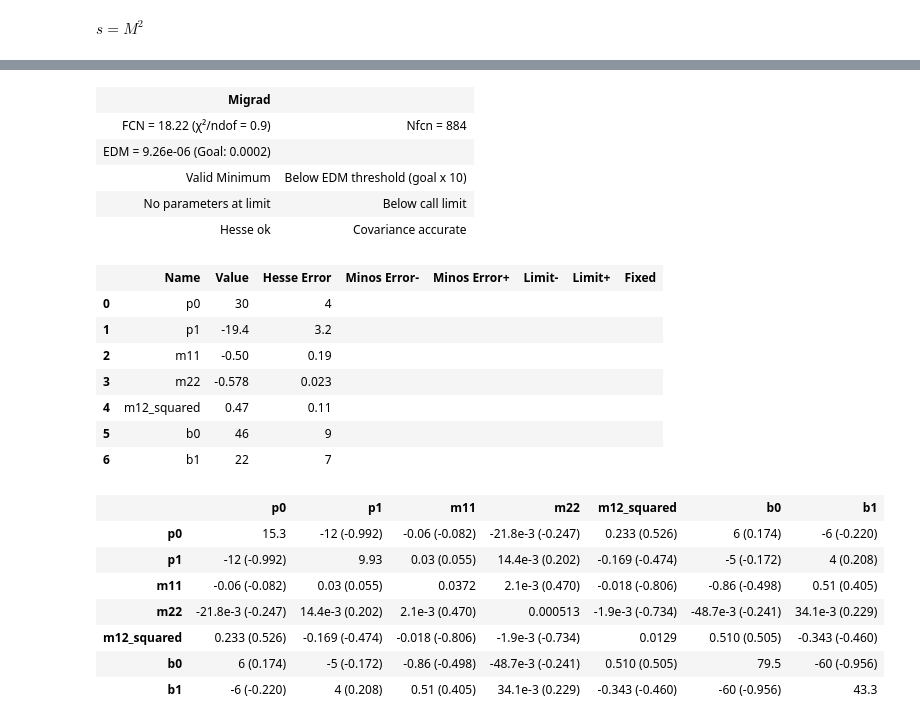
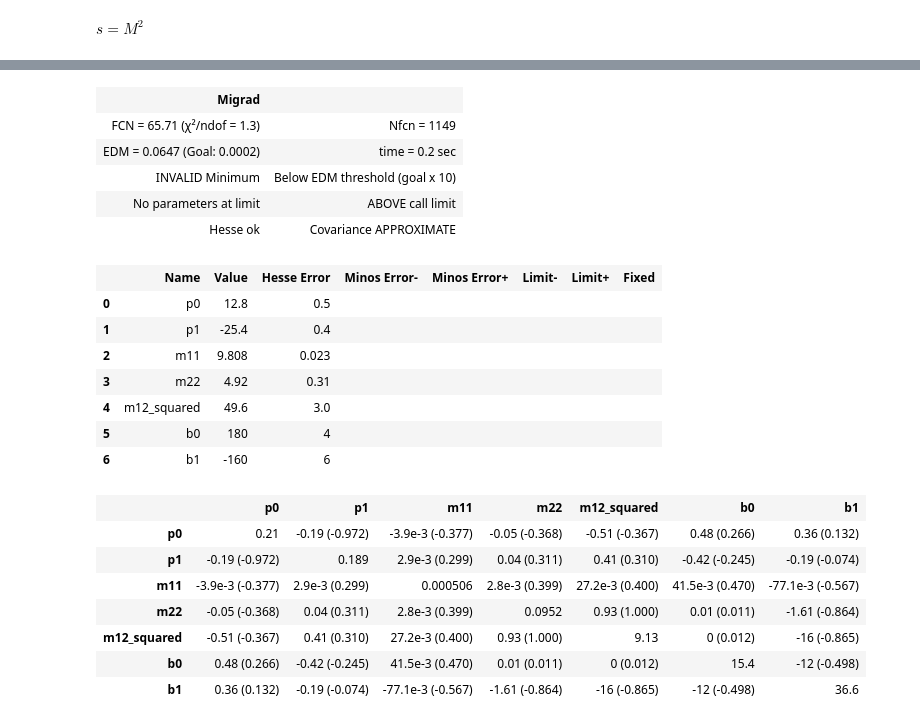
Before and after one commit to szczun/studia, a Jupyter notebook: fit-python/a0980-line-fit.ipynb, the cells around one changed output, grey strips where cells are left out. Drawn from its saved outputs; the diff is of its cells as text; code cells hidden in the pictures.

```diff
--- a/fit-python/a0980-line-fit.ipynb
+++ b/fit-python/a0980-line-fit.ipynb
@@ -6,4 +5,6 @@ import scienceplots
 from iminuit import cost, Minuit
+# %%
+choose = input("Wybierz zbiór danych:\n*babar\n*cleo\n*besiii")
 # %% [markdown]
 Kanał 1. będzie rozpadem $\eta \pi^{\pm}\\$
 Kanał 2. będzie rozpadem $K^{\pm}$
@@ -10,14 +46,9 @@ Kanał 2. będzie rozpadem $K^{\pm}$
 # %%
-data = pd.read_excel("a0980def2.xlsx", sheet_name = "Dataset")
-M_eta_pi = data['Mass'] # M
-events = data['Event']
-error = 0.5*(data['hErr'] - data['lErr'])
+M_eta_pi, events, error, M_decayed, plot_title = chooseDataSet(choose)
 
-Ma0980 = 0.9825
 M_eta = 0.548
 M_pi = 0.14
 M_K = 0.493
-M_etaC = 2.984
 GR = 0.112
 # %% [markdown]
 $s = M^{2}$
@@ -63,0 +191,26 @@ Phase space: 0.23669023582319496
+# %%
+
+numberOfLoops = 100
+
+param_ranges2 = {
+    'p0': (-8, -7),
+    'p1': (-18, -10),
+    'm11': (5, 8),
+    'm22': (-1, 1),
+    'm12_squared': (-0.3, 0.3),
+    'b1': (-1, 1)
+}
+
+param_ranges = {
+    "p0": (best_params[0] * (1 - range_width), best_params[0] * (1 + range_width)),
+    "p1": (best_params[1] * (1 - range_width), best_params[1] * (1 + range_width)),
+    "m11": (best_params[2] * (1 - range_width), best_params[2] * (1 + range_width)),
+    "m22": (best_params[3] * (1 - range_width), best_params[3] * (1 + range_width)),
+    "m12_squared": (best_params[4] * (1 - range_width), best_params[4] * (1 + range_width)),
+    "b0": (best_params[5] - 0.1, best_params[5] + 0.1),
+    "b1": (best_params[6] - 0.1, best_params[6] + 0.1)
+}
+
+costFun = cost.LeastSquares(M_eta_pi, events, error, intensity)
+# %%
+params, err = findParams(intensity, param_ranges, 1000, M_eta_pi, events, error, 1.3, costFun, plot_title)
@@ -64,6 +244,6 @@ Phase space: 0.23669023582319496
 # %%
-costFun = cost.LeastSquares(M_eta_pi, events, error, intensity)
-m1 = Minuit(costFun, p0 = 0.3, p1 = 0.01, m11 = 0.1, m22 = 0., m12_squared = 0.28998, b0 = 0., b1 = -0.5)
+[p0, p1, m11, m22, m12, b0, b1] = meanValuesAllParams(params)
+m1 = Minuit(costFun, p0, p1, m11, m22, m12, b0, b1)
 m1.migrad()
 # m1.minos()
 # %% [output]
@@ -70,22 +257,22 @@ m1.migrad()
 | Migrad |  |
-| FCN = 18.22 (χ²/ndof = 0.9) | Nfcn = 884 |
-| EDM = 9.26e-06 (Goal: 0.0002) |  |
-| Valid Minimum | Below EDM threshold (goal x 10) |
-| No parameters at limit | Below call limit |
-| Hesse ok | Covariance accurate |
+| FCN = 65.71 (χ²/ndof = 1.3) | Nfcn = 1149 |
+| EDM = 0.0647 (Goal: 0.0002) | time = 0.2 sec |
+| INVALID Minimum | Below EDM threshold (goal x 10) |
+| No parameters at limit | ABOVE call limit |
+| Hesse ok | Covariance APPROXIMATE |
 |  | Name | Value | Hesse Error | Minos Error- | Minos Error+ | Limit- | Limit+ | Fixed |
-| 0 | p0 | 30 | 4 |  |  |  |  |  |
-| 1 | p1 | -19.4 | 3.2 |  |  |  |  |  |
-| 2 | m11 | -0.50 | 0.19 |  |  |  |  |  |
-| 3 | m22 | -0.578 | 0.023 |  |  |  |  |  |
-| 4 | m12_squared | 0.47 | 0.11 |  |  |  |  |  |
-| 5 | b0 | 46 | 9 |  |  |  |  |  |
-| 6 | b1 | 22 | 7 |  |  |  |  |  |
+| 0 | p0 | 12.8 | 0.5 |  |  |  |  |  |
+| 1 | p1 | -25.4 | 0.4 |  |  |  |  |  |
+| 2 | m11 | 9.808 | 0.023 |  |  |  |  |  |
+| 3 | m22 | 4.92 | 0.31 |  |  |  |  |  |
+| 4 | m12_squared | 49.6 | 3.0 |  |  |  |  |  |
+| 5 | b0 | 180 | 4 |  |  |  |  |  |
+| 6 | b1 | -160 | 6 |  |  |  |  |  |
 |  | p0 | p1 | m11 | m22 | m12_squared | b0 | b1 |
-| p0 | 15.3 | -12 (-0.992) | -0.06 (-0.082) | -21.8e-3 (-0.247) | 0.233 (0.526) | 6 (0.174) | -6 (-0.220) |
-| p1 | -12 (-0.992) | 9.93 | 0.03 (0.055) | 14.4e-3 (0.202) | -0.169 (-0.474) | -5 (-0.172) | 4 (0.208) |
-| m11 | -0.06 (-0.082) | 0.03 (0.055) | 0.0372 | 2.1e-3 (0.470) | -0.018 (-0.806) | -0.86 (-0.498) | 0.51 (0.405) |
-| m22 | -21.8e-3 (-0.247) | 14.4e-3 (0.202) | 2.1e-3 (0.470) | 0.000513 | -1.9e-3 (-0.734) | -48.7e-3 (-0.241) | 34.1e-3 (0.229) |
-| m12_squared | 0.233 (0.526) | -0.169 (-0.474) | -0.018 (-0.806) | -1.9e-3 (-0.734) | 0.0129 | 0.510 (0.505) | -0.343 (-0.460) |
-| b0 | 6 (0.174) | -5 (-0.172) | -0.86 (-0.498) | -48.7e-3 (-0.241) | 0.510 (0.505) | 79.5 | -60 (-0.956) |
-| b1 | -6 (-0.220) | 4 (0.208) | 0.51 (0.405) | 34.1e-3 (0.229) | -0.343 (-0.460) | -60 (-0.956) | 43.3 |
+| p0 | 0.21 | -0.19 (-0.972) | -3.9e-3 (-0.377) | -0.05 (-0.368) | -0.51 (-0.367) | 0.48 (0.266) | 0.36 (0.132) |
+| p1 | -0.19 (-0.972) | 0.189 | 2.9e-3 (0.299) | 0.04 (0.311) | 0.41 (0.310) | -0.42 (-0.245) | -0.19 (-0.074) |
+| m11 | -3.9e-3 (-0.377) | 2.9e-3 (0.299) | 0.000506 | 2.8e-3 (0.399) | 27.2e-3 (0.400) | 41.5e-3 (0.470) | -77.1e-3 (-0.567) |
+| m22 | -0.05 (-0.368) | 0.04 (0.311) | 2.8e-3 (0.399) | 0.0952 | 0.93 (1.000) | 0.01 (0.011) | -1.61 (-0.864) |
+| m12_squared | -0.51 (-0.367) | 0.41 (0.310) | 27.2e-3 (0.400) | 0.93 (1.000) | 9.13 | 0 (0.012) | -16 (-0.865) |
+| b0 | 0.48 (0.266) | -0.42 (-0.245) | 41.5e-3 (0.470) | 0.01 (0.011) | 0 (0.012) | 15.4 | -12 (-0.498) |
+| b1 | 0.36 (0.132) | -0.19 (-0.074) | -77.1e-3 (-0.567) | -1.61 (-0.864) | -16 (-0.865) | -12 (-0.498) | 36.6 |
```
Also changed, not shown: parts of 8 cells of this notebook, 54 other files.
